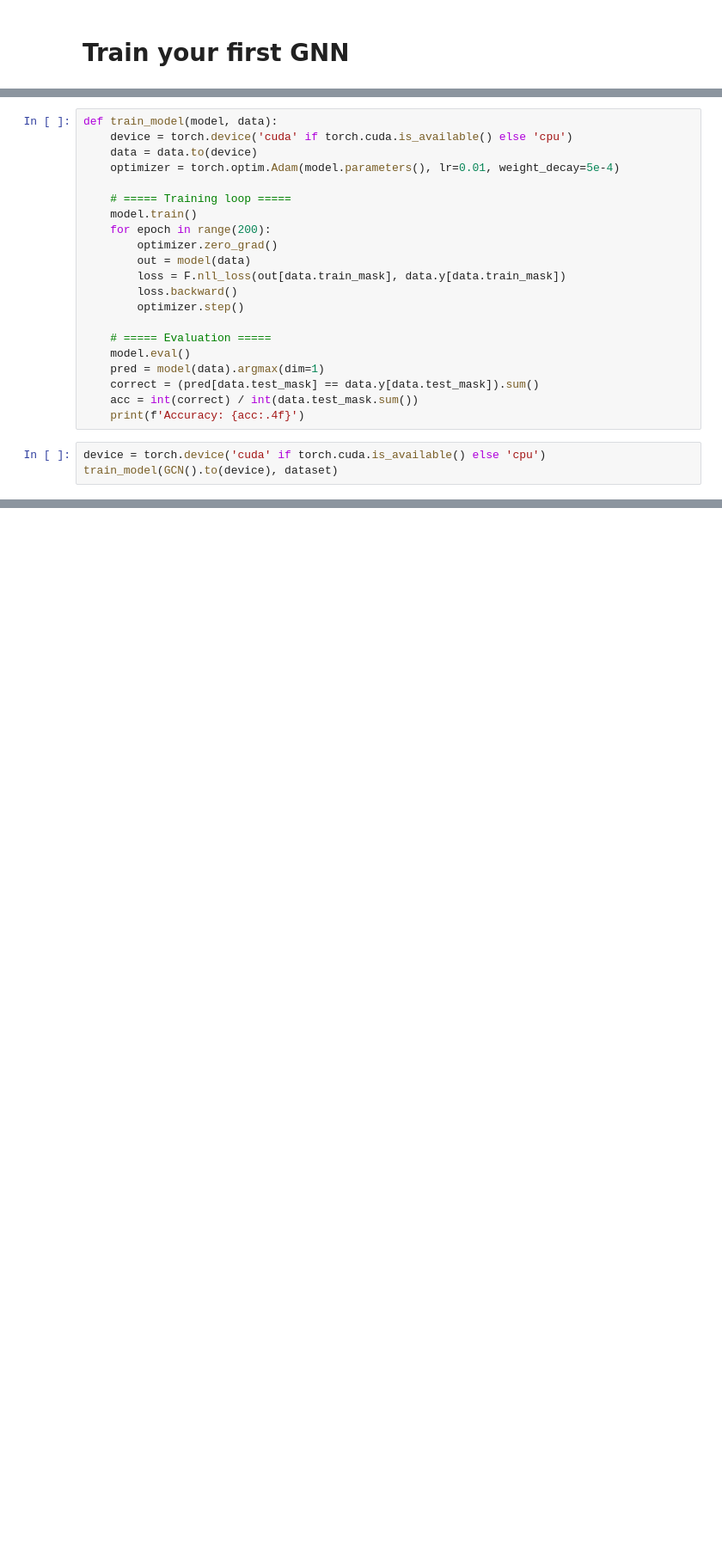
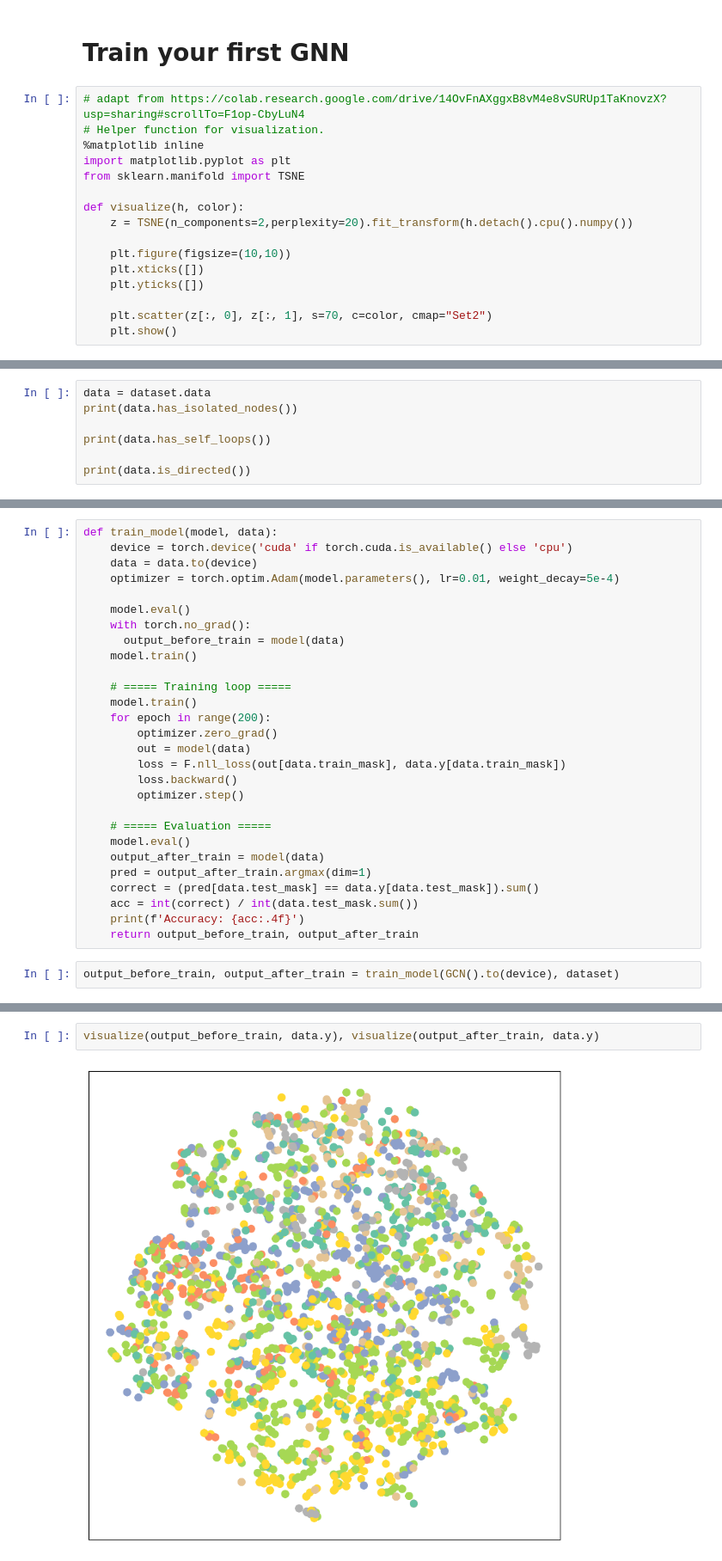
Before and after one commit to li-ziang/2025-Fall-MLG, a Jupyter notebook: pyg_tutorial.ipynb, the cells around one changed output, grey strips where cells are left out. Shown at 86% size. Drawn from its saved outputs; the diff is of its cells as text; blank space fills up the shorter version.

```diff
--- a/pyg_tutorial.ipynb
+++ b/pyg_tutorial.ipynb
@@ -73,2 +121,18 @@ Data(edge_index=[2, 6], weight=[6], num_nodes=3)
 # %% [markdown]
 # Train your first GNN
+# %%
+# adapt from https://colab.research.google.com/drive/14OvFnAXggxB8vM4e8vSURUp1TaKnovzX?usp=sharing#scrollTo=F1op-CbyLuN4
+# Helper function for visualization.
+%matplotlib inline
+import matplotlib.pyplot as plt
+from sklearn.manifold import TSNE
+
+def visualize(h, color):
+    z = TSNE(n_components=2,perplexity=20).fit_transform(h.detach().cpu().numpy())
+
+    plt.figure(figsize=(10,10))
+    plt.xticks([])
+    plt.yticks([])
+
+    plt.scatter(z[:, 0], z[:, 1], s=70, c=color, cmap="Set2")
+    plt.show()
@@ -81,0 +161,7 @@ dataset.data.num_nodes, dataset.data.num_edges, dataset.num_classes
+# %%
+data = dataset.data
+print(data.has_isolated_nodes())
+
+print(data.has_self_loops())
+
+print(data.is_directed())
@@ -106,6 +207,11 @@ def train_model(model, data):
     device = torch.device('cuda' if torch.cuda.is_available() else 'cpu')
     data = data.to(device)
     optimizer = torch.optim.Adam(model.parameters(), lr=0.01, weight_decay=5e-4)
+
+    model.eval()
+    with torch.no_grad():
+      output_before_train = model(data)
+    model.train()
 
     # ===== Training loop =====
     model.train()
@@ -118,11 +224,12 @@ def train_model(model, data):
 
     # ===== Evaluation =====
     model.eval()
-    pred = model(data).argmax(dim=1)
+    output_after_train = model(data)
+    pred = output_after_train.argmax(dim=1)
     correct = (pred[data.test_mask] == data.y[data.test_mask]).sum()
     acc = int(correct) / int(data.test_mask.sum())
     print(f'Accuracy: {acc:.4f}')
+    return output_before_train, output_after_train
 # %%
-device = torch.device('cuda' if torch.cuda.is_available() else 'cpu')
-train_model(GCN().to(device), dataset)
+output_before_train, output_after_train = train_model(GCN().to(device), dataset)
 # %% [output]
@@ -129,0 +237,4 @@ Accuracy: 0.8090
+# %%
+visualize(output_before_train, data.y), visualize(output_after_train, data.y)
+# %% [output]
+[figure, added]
```
Also changed, not shown: parts of 27 cells of this notebook.
